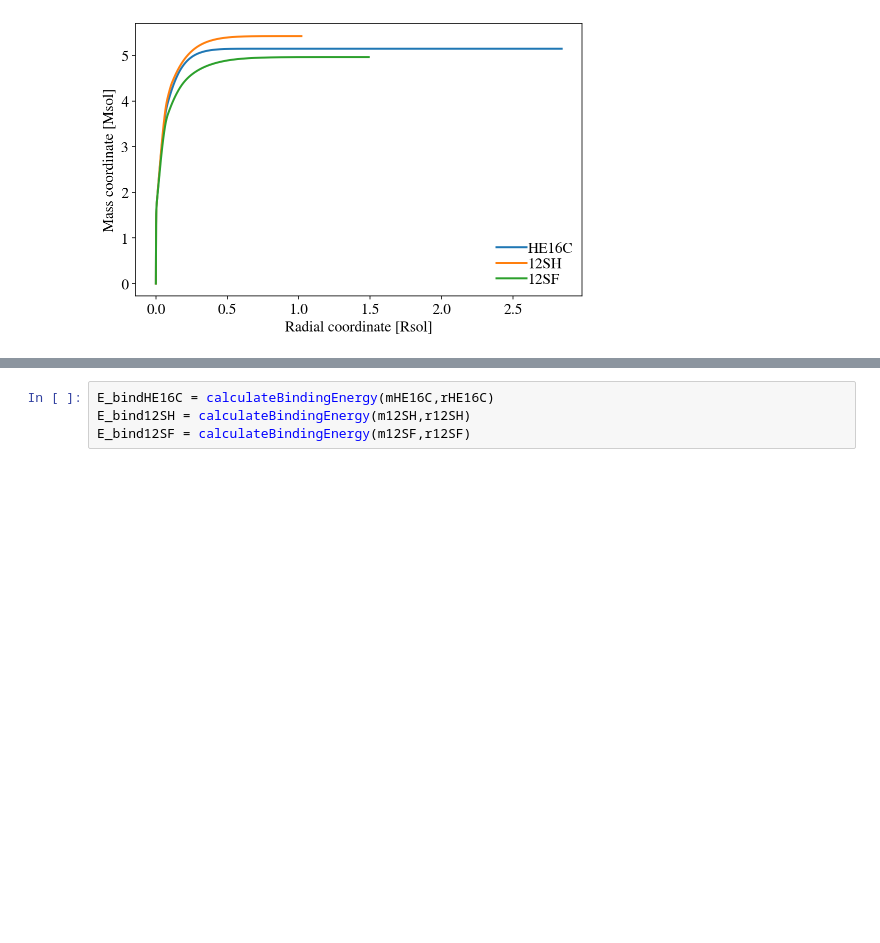
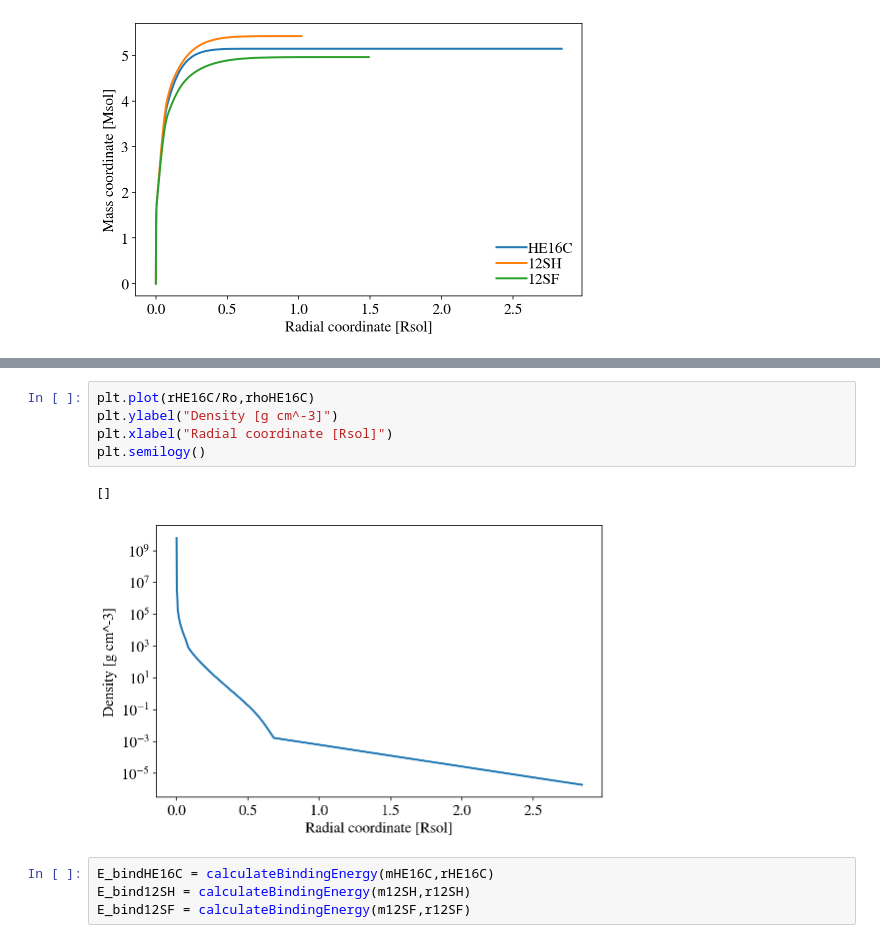
Before and after one commit to aldobatta/fallback-supernova, a Jupyter notebook: Scripts/PlottingHegerModels.ipynb, the cells around one changed output, grey strips where cells are left out. Saved outputs shown, nothing was run; the diff lists cells and outputs as text; blank space fills up the shorter version.

```diff
--- a/Scripts/PlottingHegerModels.ipynb
+++ b/Scripts/PlottingHegerModels.ipynb
@@ -86,3 +86,11 @@ plt.semilogy()
+# %%
+plt.plot(rHE16C/Ro,rhoHE16C)
+plt.ylabel("Density [g cm^-3]")
+plt.xlabel("Radial coordinate [Rsol]")
+plt.semilogy()
+# %% [output]
+[]
+[figure, added]
 # %%
 E_bindHE16C = calculateBindingEnergy(mHE16C,rHE16C)
 E_bind12SH = calculateBindingEnergy(m12SH,r12SH)
```
Also changed, not shown: parts of 2 cells of this notebook, 8 other files.
